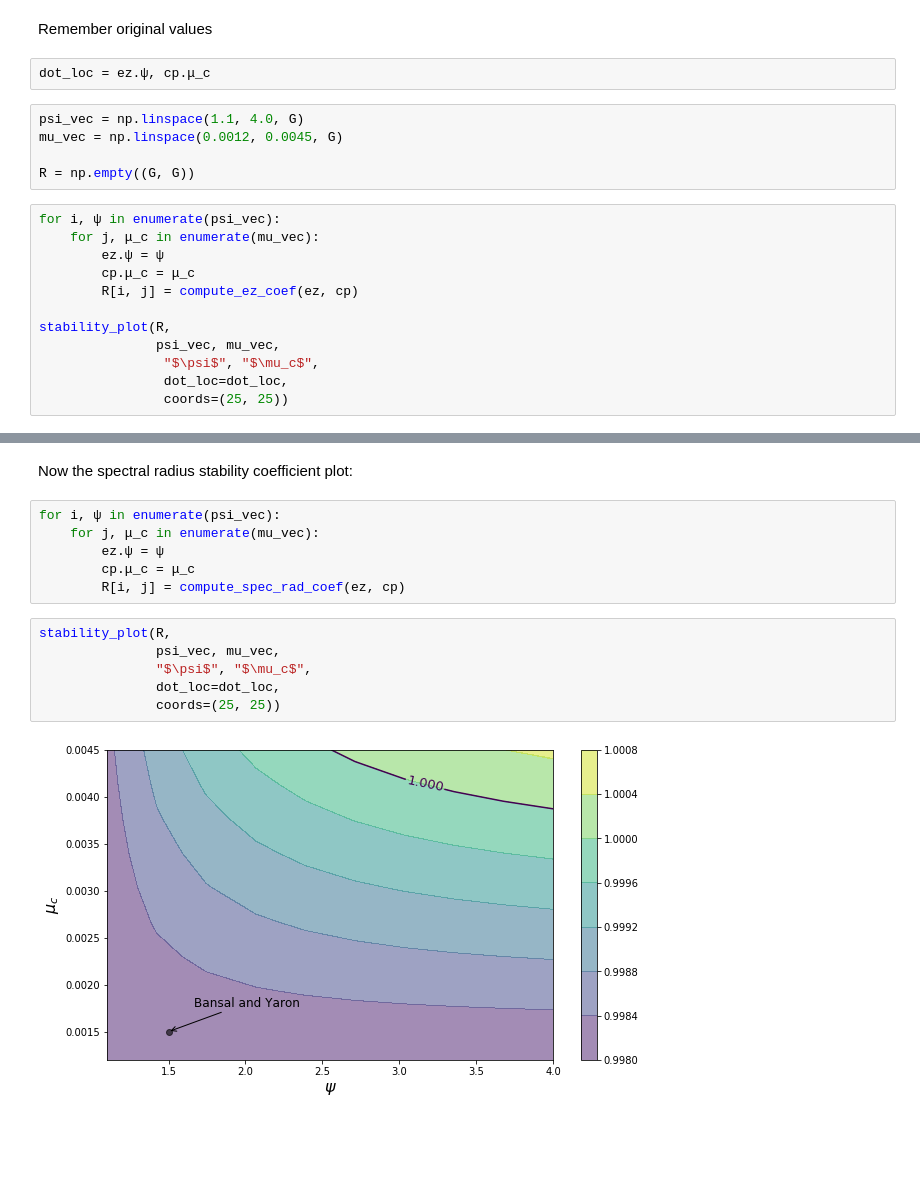
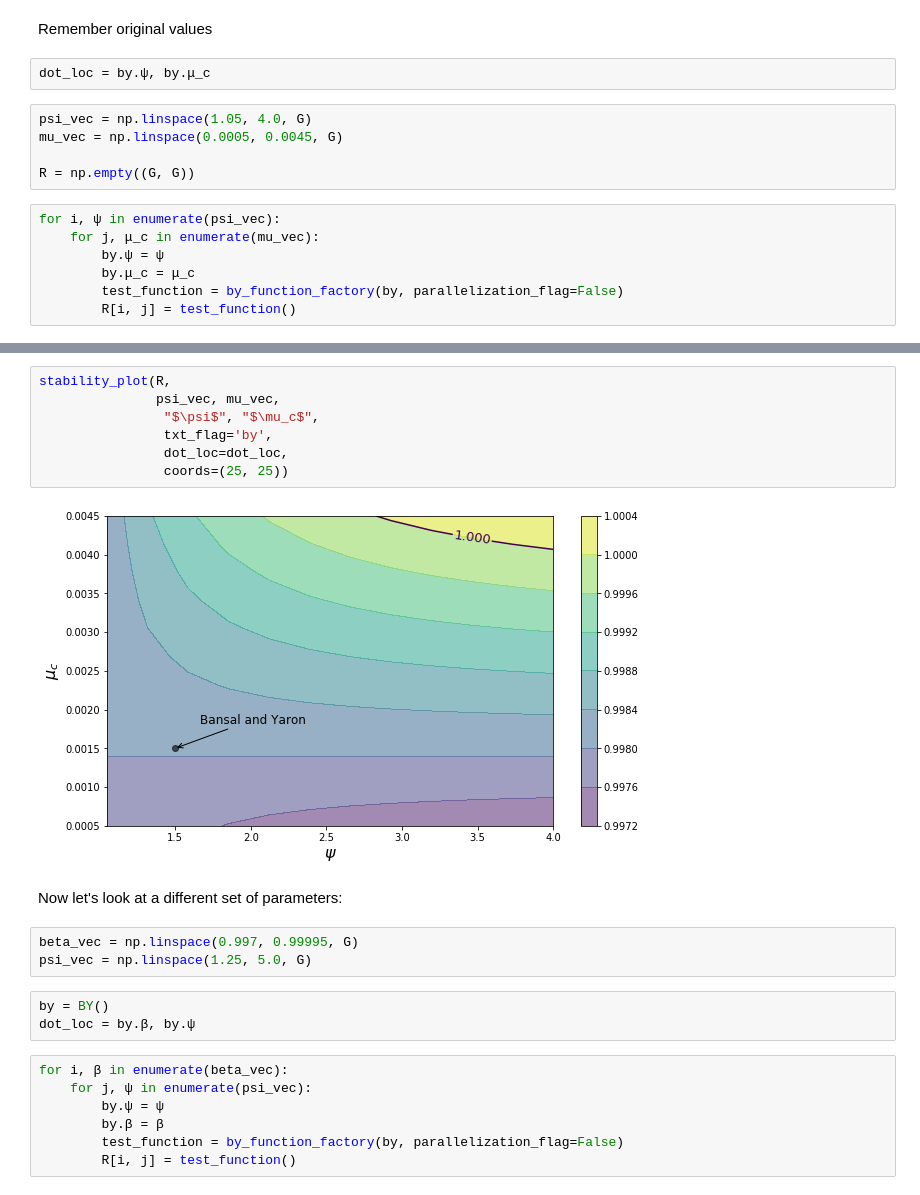
Before and after one commit to jstac/recursive_utility_code, a Jupyter notebook: python/by_stability_plots.ipynb, the cells around one changed output, grey strips where cells are left out. Saved outputs shown, nothing was run; the diff lists cells and outputs as text; blank space fills up the shorter version.

```diff
--- a/python/by_stability_plots.ipynb
+++ b/python/by_stability_plots.ipynb
@@ -11,21 +29,16 @@ cp = BYConsumption()
 # %% [markdown]
 Remember original values
 # %%
-dot_loc = ez.ψ, cp.μ_c
+dot_loc = by.ψ, by.μ_c
 # %%
-psi_vec = np.linspace(1.1, 4.0, G)
-mu_vec = np.linspace(0.0012, 0.0045, G)
+psi_vec = np.linspace(1.05, 4.0, G)
+mu_vec = np.linspace(0.0005, 0.0045, G)
 
 R = np.empty((G, G))
 # %%
 for i, ψ in enumerate(psi_vec):
     for j, μ_c in enumerate(mu_vec):
-        ez.ψ = ψ
-        cp.μ_c = μ_c
-        R[i, j] = compute_ez_coef(ez, cp)
-
-stability_plot(R,
-               psi_vec, mu_vec,
-                "$\psi$", "$\mu_c$",
-                dot_loc=dot_loc,
-                coords=(25, 25))
+        by.ψ = ψ
+        by.μ_c = μ_c
+        test_function = by_function_factory(by, parallelization_flag=False)
+        R[i, j] = test_function()
@@ -34,16 +45,24 @@ stability_plot(R,
-# %% [markdown]
-Now the spectral radius stability coefficient plot:
-# %%
-for i, ψ in enumerate(psi_vec):
-    for j, μ_c in enumerate(mu_vec):
-        ez.ψ = ψ
-        cp.μ_c = μ_c
-        R[i, j] = compute_spec_rad_coef(ez, cp)
 # %%
 stability_plot(R,
                psi_vec, mu_vec,
-               "$\psi$", "$\mu_c$",
-               dot_loc=dot_loc,
-               coords=(25, 25))
+                "$\psi$", "$\mu_c$",
+                txt_flag='by',
+                dot_loc=dot_loc,
+                coords=(25, 25))
 # %% [output]
-[figure, old version]
+[figure, new version]
+# %% [markdown]
+Now let's look at a different set of parameters:
+# %%
+beta_vec = np.linspace(0.997, 0.99995, G)
+psi_vec = np.linspace(1.25, 5.0, G)
+# %%
+by = BY()
+dot_loc = by.β, by.ψ
+# %%
+for i, β in enumerate(beta_vec):
+    for j, ψ in enumerate(psi_vec):
+        by.ψ = ψ
+        by.β = β
+        test_function = by_function_factory(by, parallelization_flag=False)
+        R[i, j] = test_function()
```
Also changed, not shown: parts of 14 cells of this notebook, 4 other files.
